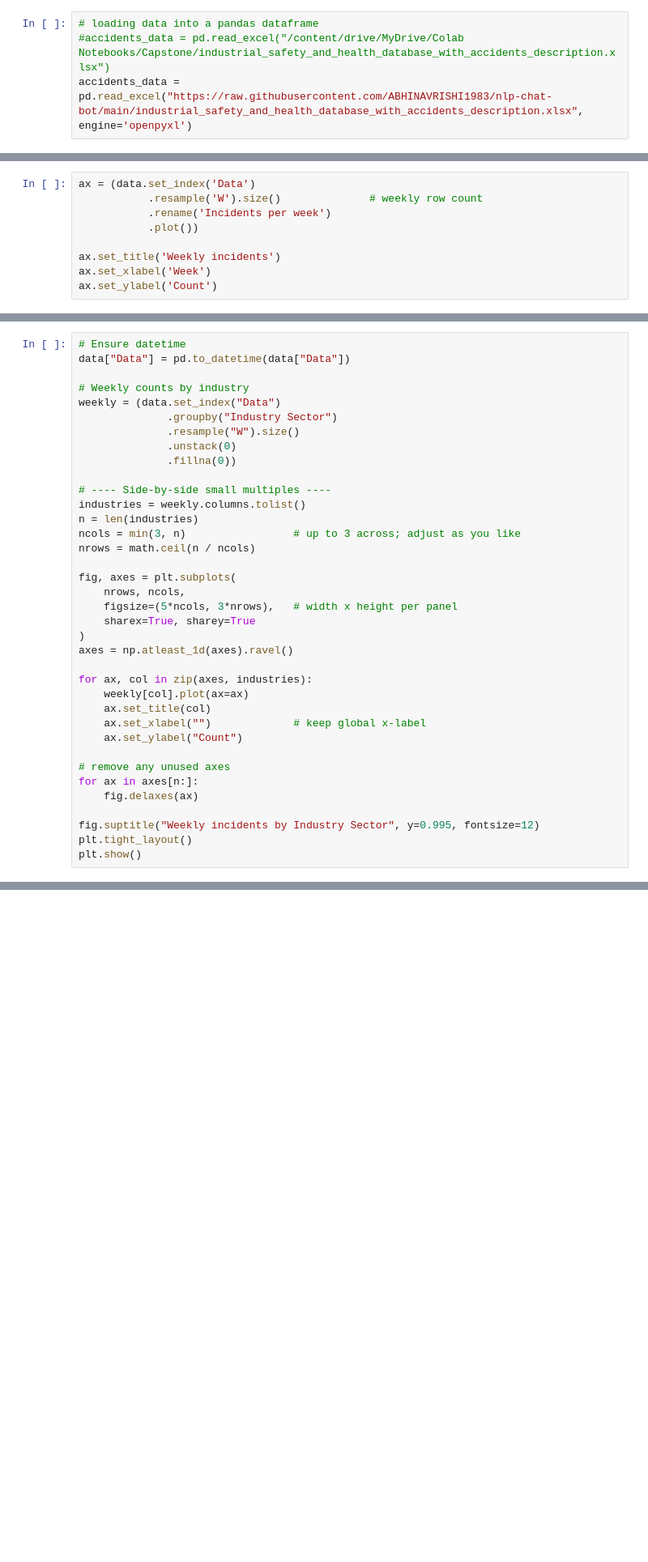
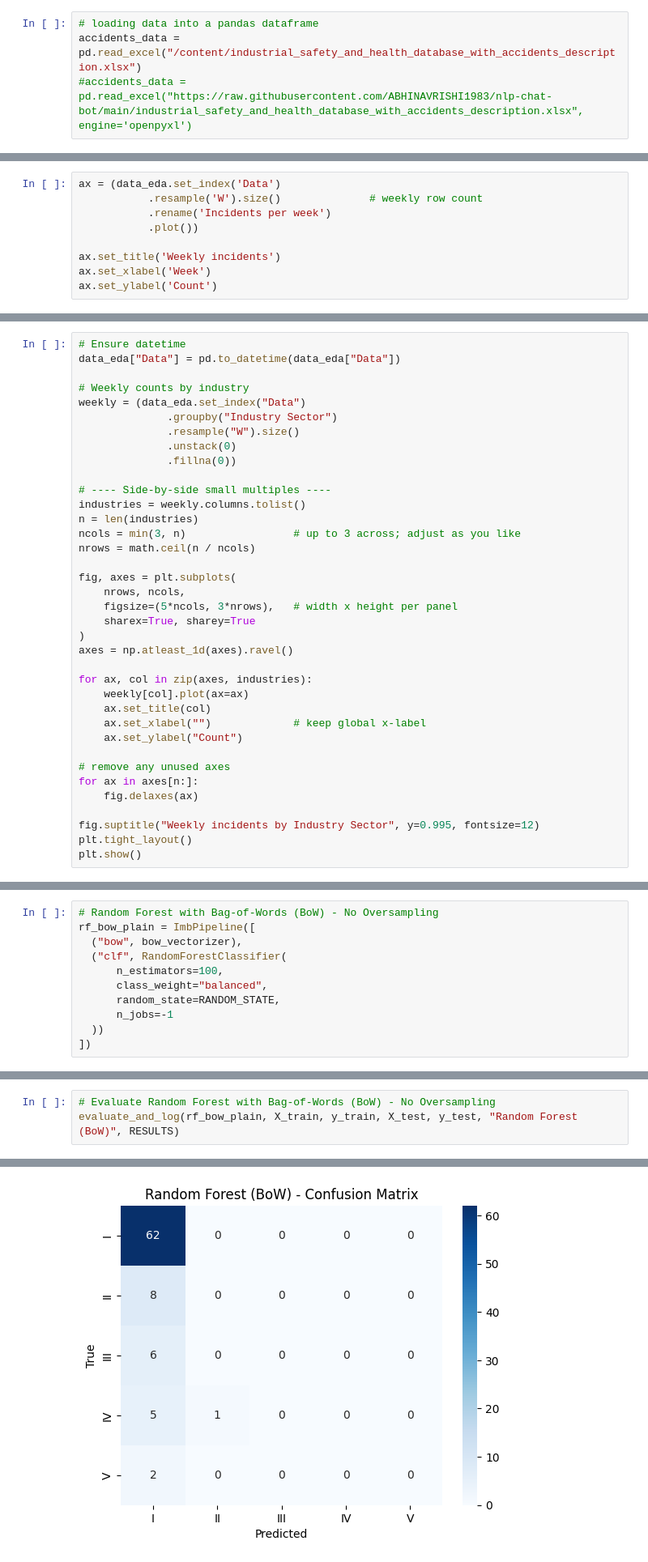
Before and after one commit to debosree1234/DeboSpringBoot, a Jupyter notebook: NLPChatbot.ipynb, the cells around one changed output, grey strips where cells are left out. Shown: that part at 81% size. Drawn from its saved outputs; the diff is of its cells as text; blank space fills up the shorter version.

```diff
--- a/NLPChatbot.ipynb
+++ b/NLPChatbot.ipynb
@@ -65,7 +67,7 @@ Mounted at /content/drive
 # %%
 # loading data into a pandas dataframe
-#accidents_data = pd.read_excel("/content/drive/MyDrive/Colab Notebooks/Capstone/industrial_safety_and_health_database_with_accidents_description.xlsx")
-accidents_data = pd.read_excel("https://raw.githubusercontent.com/ABHINAVRISHI1983/nlp-chat-bot/main/industrial_safety_and_health_database_with_accidents_description.xlsx", engine='openpyxl')
+accidents_data = pd.read_excel("/content/industrial_safety_and_health_database_with_accidents_description.xlsx")
+#accidents_data = pd.read_excel("https://raw.githubusercontent.com/ABHINAVRISHI1983/nlp-chat-bot/main/industrial_safety_and_health_database_with_accidents_description.xlsx", engine='openpyxl')
 # %%
 # creating a copy of the data
 data = accidents_data.copy() #Good practice to preserve raw data
@@ -504,5 +410,5 @@ NameError: name 'data' is not defined
 # %%
-ax = (data.set_index('Data')
+ax = (data_eda.set_index('Data')
            .resample('W').size()              # weekly row count
            .rename('Incidents per week')
            .plot())
@@ -530,10 +432,10 @@ Text(0, 0.5, 'Count')
 ####**Weekly incidents by Industry Sector**
 # %%
 # Ensure datetime
-data["Data"] = pd.to_datetime(data["Data"])
+data_eda["Data"] = pd.to_datetime(data_eda["Data"])
 
 # Weekly counts by industry
-weekly = (data.set_index("Data")
+weekly = (data_eda.set_index("Data")
               .groupby("Industry Sector")
               .resample("W").size()
               .unstack(0)
@@ -1418,0 +1220,11 @@ pd.DataFrame(RESULTS).sort_values("Test Accuracy", ascending=False)
+# %%
+# Random Forest with Bag-of-Words (BoW) - No Oversampling
+rf_bow_plain = ImbPipeline([
+  ("bow", bow_vectorizer),
+  ("clf", RandomForestClassifier(
+      n_estimators=100,
+      class_weight="balanced",
+      random_state=RANDOM_STATE,
+      n_jobs=-1
+  ))
+])
@@ -1418,0 +1274,4 @@ pd.DataFrame(RESULTS).sort_values("Test Accuracy", ascending=False)
+# %%
+# Evaluate Random Forest with Bag-of-Words (BoW) - No Oversampling
+evaluate_and_log(rf_bow_plain, X_train, y_train, X_test, y_test, "Random Forest (BoW)", RESULTS)
+# %% [output]
@@ -1418,0 +1294 @@ pd.DataFrame(RESULTS).sort_values("Test Accuracy", ascending=False)
+[figure, added]
```
Also changed, not shown: parts of 99 cells of this notebook.
